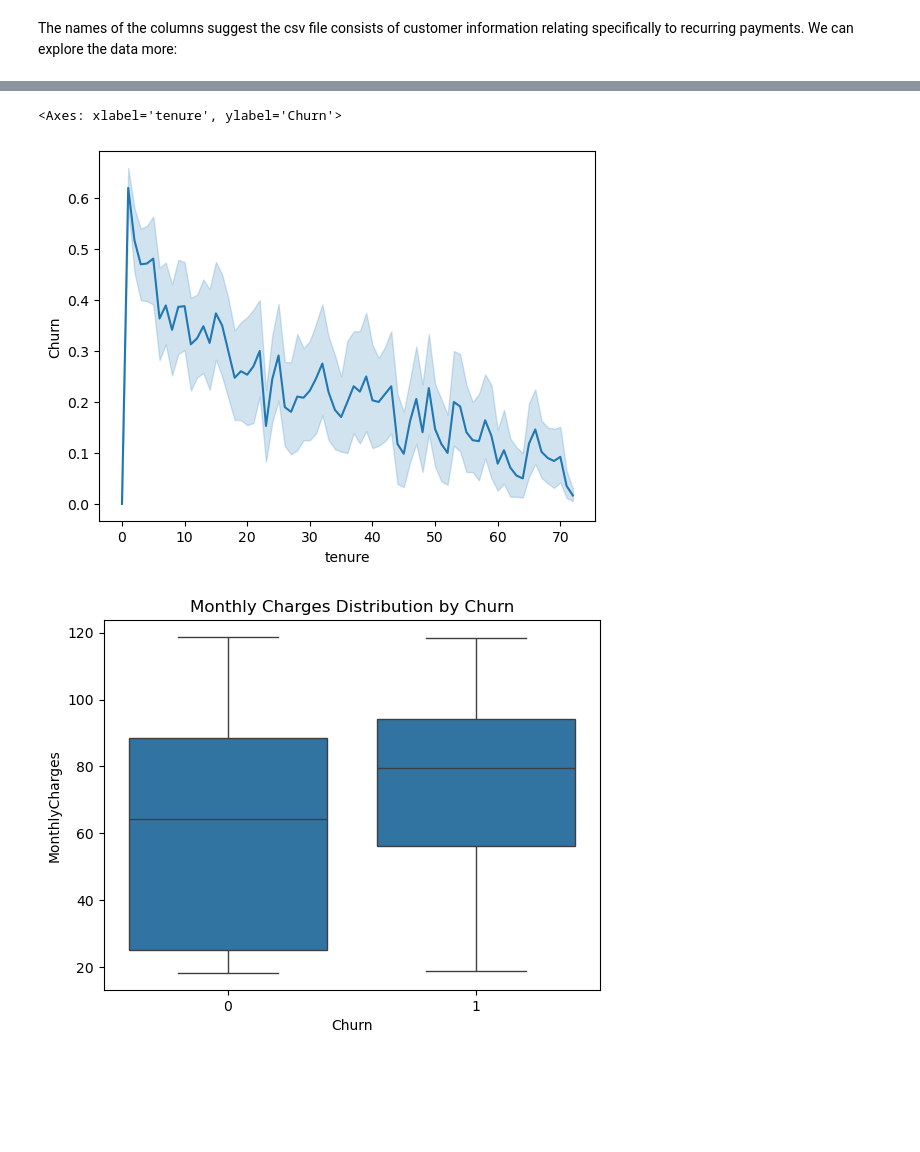
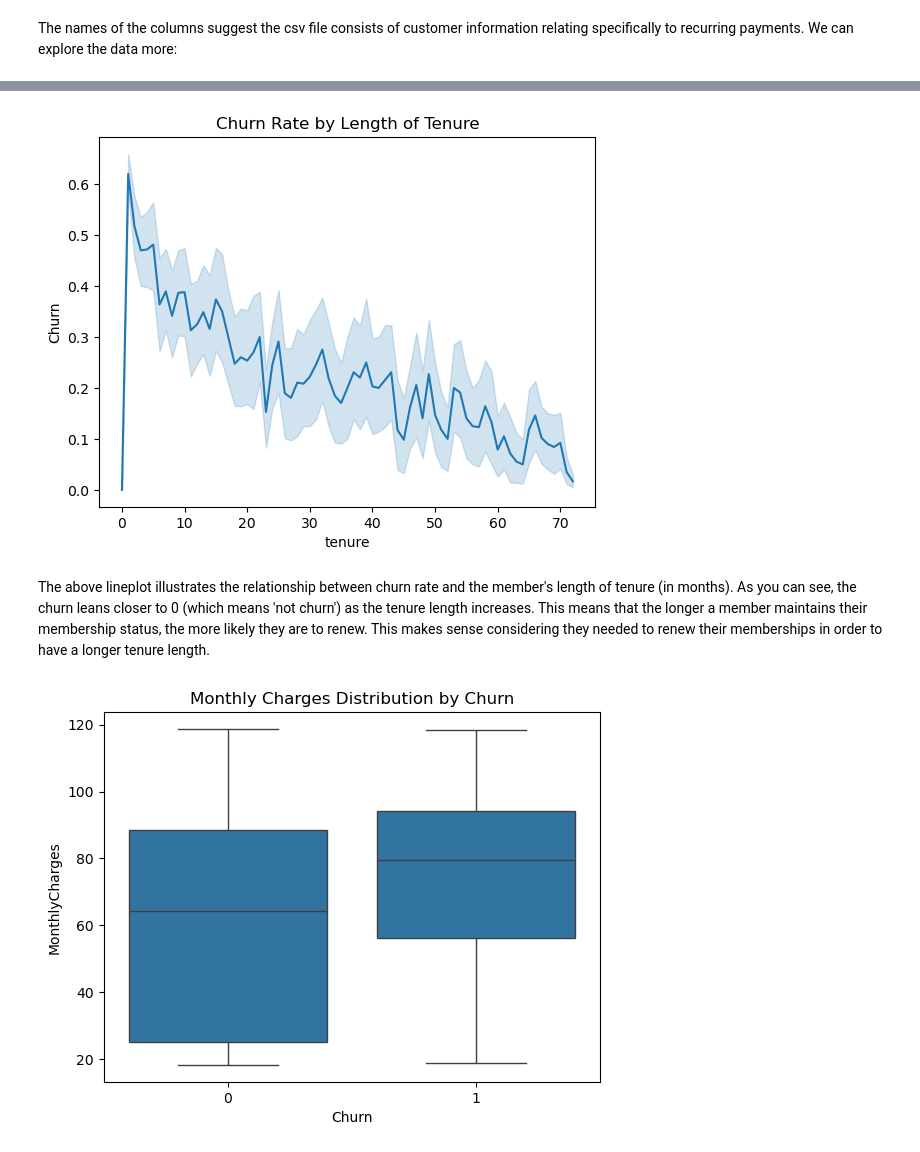
Before and after one commit to Codeywan/Predicting_Customer_Churn, a Jupyter notebook: Predicting_Customer_Churn.ipynb, the cells around one changed output, grey strips where cells are left out. Saved outputs shown, nothing was run; the diff lists cells and outputs as text; code cells hidden in the pictures; blank space fills up the shorter version.

```diff
--- a/Predicting_Customer_Churn.ipynb
+++ b/Predicting_Customer_Churn.ipynb
@@ -53,8 +54,11 @@ sns.displot(data= data, x='Churn')
 # %%
 ## Churn rate by tenure
 sns.lineplot(data=data, x='tenure', y='Churn')
+plt.title('Churn Rate by Length of Tenure')
+plt.show()
 # As tenure increases, churn goes down and customers are likely to stay
 # %% [output]
-<Axes: xlabel='tenure', ylabel='Churn'>
-[figure, old version]
+[figure, new version]
+# %% [markdown]
+The above lineplot illustrates the relationship between churn rate and the member's length of tenure (in months). As you can see, the churn leans closer to 0 (which means 'not churn') as the tenure length increases. This means that the longer a member maintains their membership status, the more likely they are to renew. This makes sense considering they needed to renew their memberships in order to have a longer tenure length.
 # %%
```
Also changed, not shown: parts of 11 cells of this notebook.
